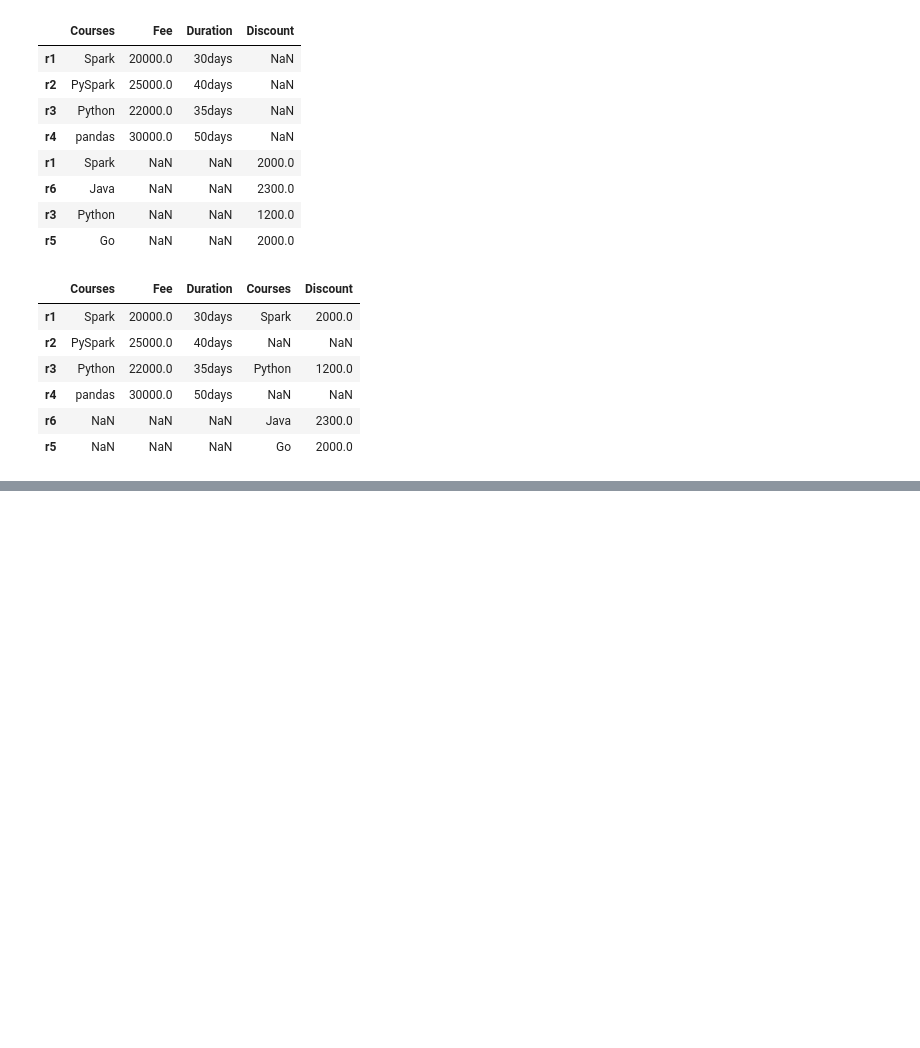
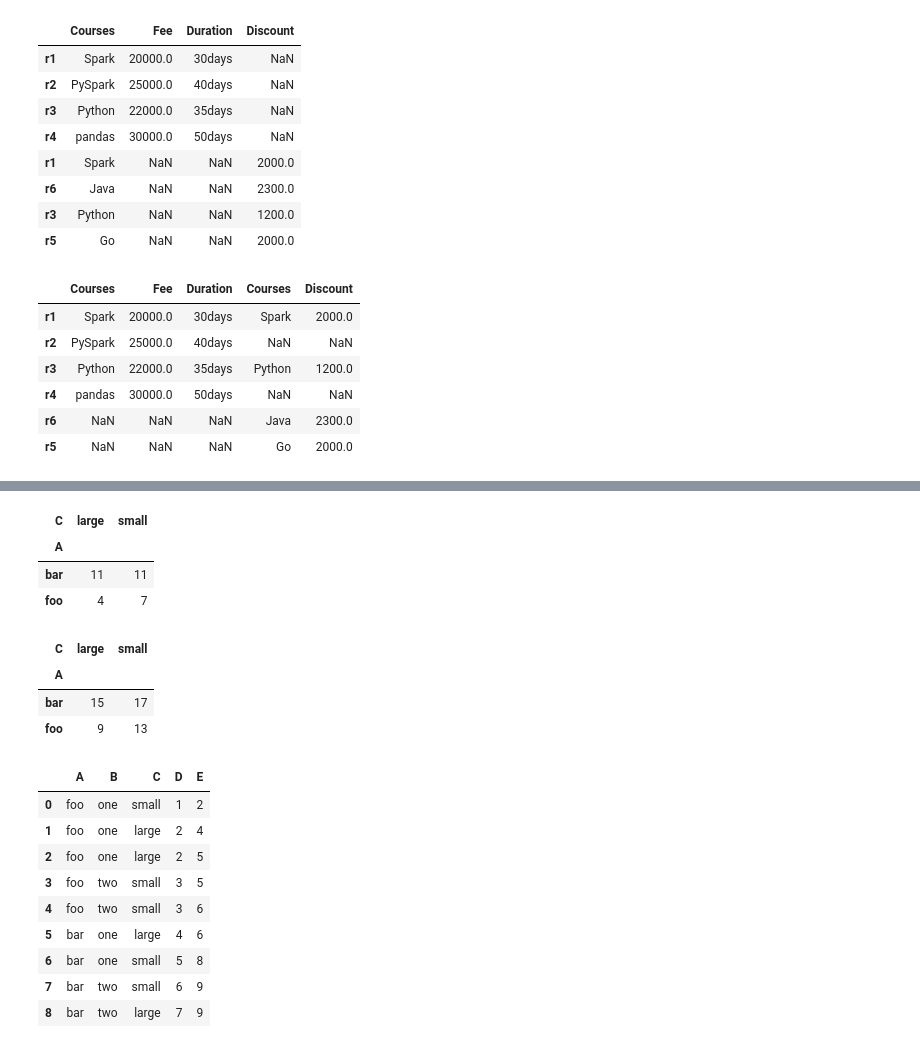
Before and after one commit to bharatkaushik2015/Python-library-practice-notes, a Jupyter notebook: PandasPractice.ipynb, the cells around one changed output, grey strips where cells are left out. Drawn from its saved outputs; the diff is of its cells as text; code cells hidden in the pictures; blank space fills up the shorter version.

```diff
--- a/PandasPractice.ipynb
+++ b/PandasPractice.ipynb
@@ -915,0 +1016,29 @@ pd.concat([df1,df2], axis=1) # axis =1 side by side
+# %%
+df.pivot_table(index=['A'], columns='C', values='D', aggfunc='sum')
+# %% [output]
+| C | large | small |
+| A |  |  |
+| bar | 11 | 11 |
+| foo | 4 | 7 |
+# %%
+df.pivot_table(index=['A'], columns='C', values='E', aggfunc='sum')
+# %% [output]
+| C | large | small |
+| A |  |  |
+| bar | 15 | 17 |
+| foo | 9 | 13 |
+# %%
+# cut method -> can be used to convert numerical variables to categorical variables
+# syntax: pd.cut(series or 1-d array, bins=[], labels=[] )
+df
+# %% [output]
+|  | A | B | C | D | E |
+| 0 | foo | one | small | 1 | 2 |
+| 1 | foo | one | large | 2 | 4 |
+| 2 | foo | one | large | 2 | 5 |
+| 3 | foo | two | small | 3 | 5 |
+| 4 | foo | two | small | 3 | 6 |
+| 5 | bar | one | large | 4 | 6 |
+| 6 | bar | one | small | 5 | 8 |
+| 7 | bar | two | small | 6 | 9 |
+| 8 | bar | two | large | 7 | 9 |
```
Also changed, not shown: parts of 13 cells of this notebook.
